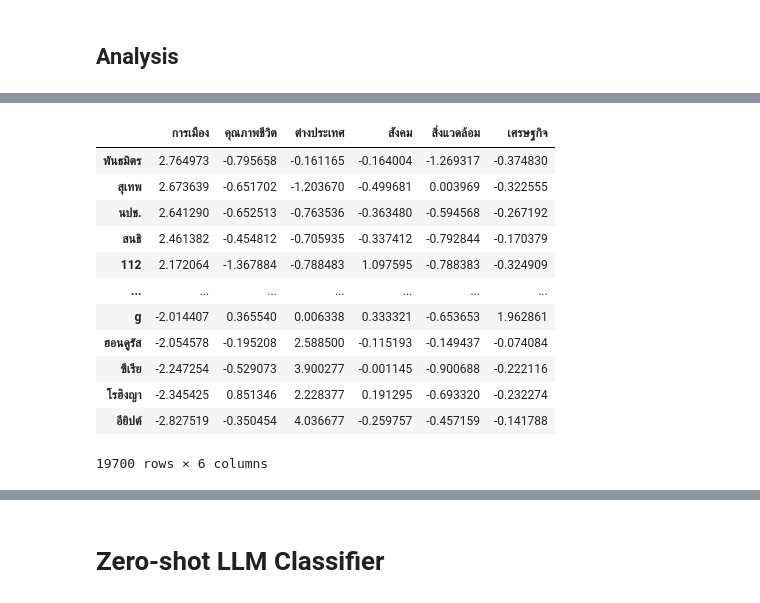
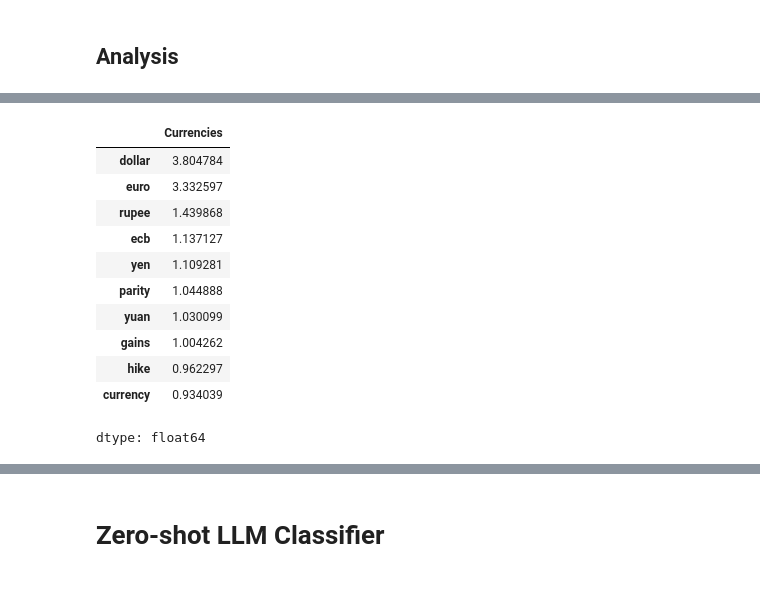
Before and after one commit to oransom48/CU-CompLing-Assignments, a Jupyter notebook: PA1 Text classification/model_comparison.ipynb, the cells around one changed output, grey strips where cells are left out. Drawn from its saved outputs; the diff is of its cells as text; code cells hidden in the pictures.

```diff
--- a/PA1 Text classification/model_comparison.ipynb
+++ b/PA1 Text classification/model_comparison.ipynb
@@ -19,9 +19,8 @@ To: /content/prachatai-test.csv
 # %%
 import pandas as pd
 
-train_df = pd.read_csv("/content/prachatai-train.csv")
-dev_df = pd.read_csv("/content/prachatai-dev.csv")
-test_df = pd.read_csv("/content/prachatai-test.csv")
+train_df = pd.read_csv("/content/financial-news-train.csv")
+test_df = pd.read_csv("/content/financial-news-test.csv")
 
 train_df.head(5)
 # %% [output]
@@ -90,3 +92,11 @@ train_df['label'].value_counts()
 dtype: int64
 # %% [markdown]
 ## Preprocess data
+# %%
+from sklearn.model_selection import train_test_split
+
+X_train, X_test, y_train, y_test = train_test_split(train_df['text'], train_df['label'],
+                                                    random_state=42,
+                                                    test_size=0.1,
+                                                    shuffle=True,
+)
@@ -128,0 +149,19 @@ train_feature_vectors = vectorizer.fit_transform(train_df['title tokens'])
+# %%
+from sklearn.feature_extraction.text import CountVectorizer
+import nltk
+nltk.download('punkt')
+nltk.download('punkt_tab')
+nltk.download('stopwords')
+
+from nltk.tokenize import word_tokenize
+from nltk.corpus import stopwords
+
+# Get the list of Thai stopwords
+stop_words = list(stopwords.words('english'))
+
+# Create bag-of-word
+vectorizer = CountVectorizer(
+    tokenizer=word_tokenize,
+    stop_words=stop_words,
+)
+train_feature_vectors = vectorizer.fit_transform(X_train)
@@ -194,7 +248,7 @@ test_rand_df.head()
 from sklearn.linear_model import LogisticRegression
 
 lr_text_classifier = LogisticRegression()
-lr_text_classifier.fit(train_feature_vectors, train_df['label'])
+lr_text_classifier.fit(train_feature_vectors, y_train)
 # %% [output]
 STOP: TOTAL NO. OF ITERATIONS REACHED LIMIT.
 
@@ -274,17 +359,16 @@ weights.transpose()
 # %%
-weights.transpose().sort_values('การเมือง', ascending=False)
+weights.transpose().sort_values('Currencies', ascending=False)['Currencies'][:10]
 # %% [output]
-|  | การเมือง | คุณภาพชีวิต | ต่างประเทศ | สังคม | สิ่งแวดล้อม | เศรษฐกิจ |
-| พันธมิตร | 2.764973 | -0.795658 | -0.161165 | -0.164004 | -1.269317 | -0.374830 |
-| สุเทพ | 2.673639 | -0.651702 | -1.203670 | -0.499681 | 0.003969 | -0.322555 |
-| นปช. | 2.641290 | -0.652513 | -0.763536 | -0.363480 | -0.594568 | -0.267192 |
-| สนธิ | 2.461382 | -0.454812 | -0.705935 | -0.337412 | -0.792844 | -0.170379 |
-| 112 | 2.172064 | -1.367884 | -0.788483 | 1.097595 | -0.788383 | -0.324909 |
-| ... | ... | ... | ... | ... | ... | ... |
-| g | -2.014407 | 0.365540 | 0.006338 | 0.333321 | -0.653653 | 1.962861 |
-| ฮอนดูรัส | -2.054578 | -0.195208 | 2.588500 | -0.115193 | -0.149437 | -0.074084 |
-| ซีเรีย | -2.247254 | -0.529073 | 3.900277 | -0.001145 | -0.900688 | -0.222116 |
-| โรฮิงญา | -2.345425 | 0.851346 | 2.228377 | 0.191295 | -0.693320 | -0.232274 |
-| อียิปต์ | -2.827519 | -0.350454 | 4.036677 | -0.259757 | -0.457159 | -0.141788 |
+|  | Currencies |
+| dollar | 3.804784 |
+| euro | 3.332597 |
+| rupee | 1.439868 |
+| ecb | 1.137127 |
+| yen | 1.109281 |
+| parity | 1.044888 |
+| yuan | 1.030099 |
+| gains | 1.004262 |
+| hike | 0.962297 |
+| currency | 0.934039 |
-19700 rows × 6 columns
+dtype: float64
 # %%
```
Also changed, not shown: parts of 38 cells of this notebook.
